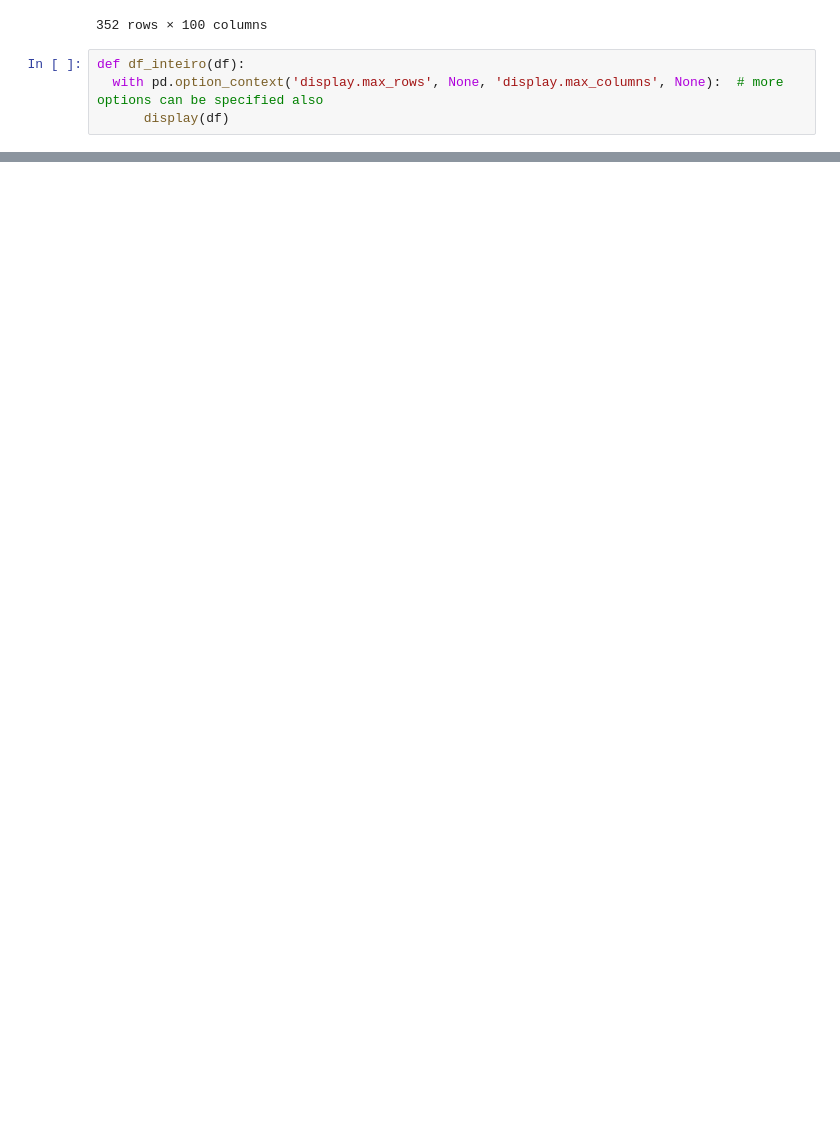
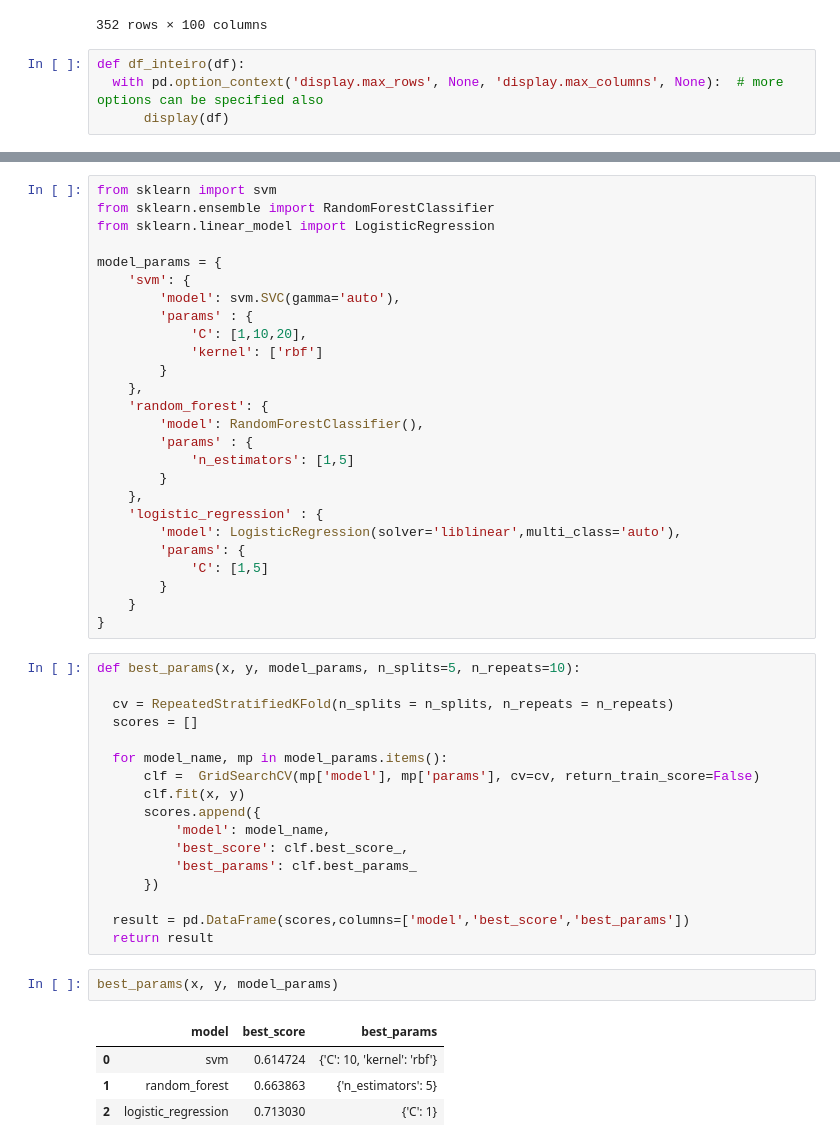
Before and after one commit to arturcgs/bootcamp-data-science-aplicada3, a Jupyter notebook: Aulas/Módulo_5.ipynb, the cells around one changed output, grey strips where cells are left out. Cells and saved outputs as stored; diff of their text form; blank space fills up the shorter version.

```diff
--- a/Aulas/Módulo_5.ipynb
+++ b/Aulas/Módulo_5.ipynb
@@ -608,0 +697,50 @@ PATIENT_VISIT_IDENTIFIER
+# %%
+from sklearn import svm
+from sklearn.ensemble import RandomForestClassifier
+from sklearn.linear_model import LogisticRegression
+
+model_params = {
+    'svm': {
+        'model': svm.SVC(gamma='auto'),
+        'params' : {
+            'C': [1,10,20],
+            'kernel': ['rbf']
+        }
+    },
+    'random_forest': {
+        'model': RandomForestClassifier(),
+        'params' : {
+            'n_estimators': [1,5]
+        }
+    },
+    'logistic_regression' : {
+        'model': LogisticRegression(solver='liblinear',multi_class='auto'),
+        'params': {
+            'C': [1,5]
+        }
+    }
+}
+# %%
+def best_params(x, y, model_params, n_splits=5, n_repeats=10):
+
+  cv = RepeatedStratifiedKFold(n_splits = n_splits, n_repeats = n_repeats)
+  scores = []
+
+  for model_name, mp in model_params.items():
+      clf =  GridSearchCV(mp['model'], mp['params'], cv=cv, return_train_score=False)
+      clf.fit(x, y)
+      scores.append({
+          'model': model_name,
+          'best_score': clf.best_score_,
+          'best_params': clf.best_params_
+      })
+
+  result = pd.DataFrame(scores,columns=['model','best_score','best_params'])
+  return result
+# %%
+best_params(x, y, model_params)
+# %% [output]
+|  | model | best_score | best_params |
+| 0 | svm | 0.614724 | {'C': 10, 'kernel': 'rbf'} |
+| 1 | random_forest | 0.663863 | {'n_estimators': 5} |
+| 2 | logistic_regression | 0.713030 | {'C': 1} |
```
Also changed, not shown: parts of 13 cells of this notebook.
